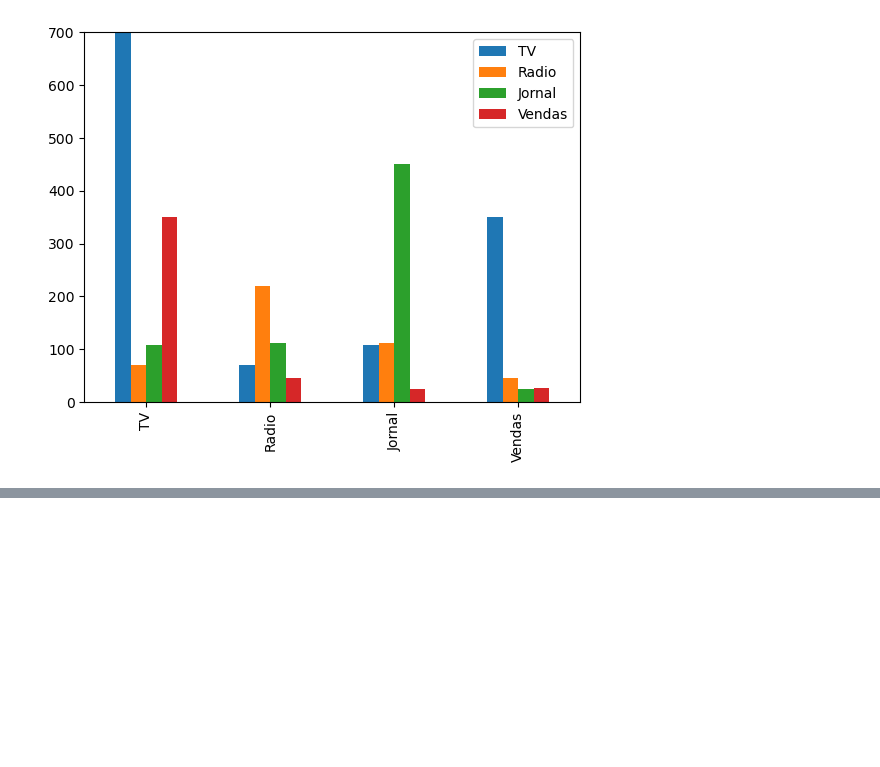
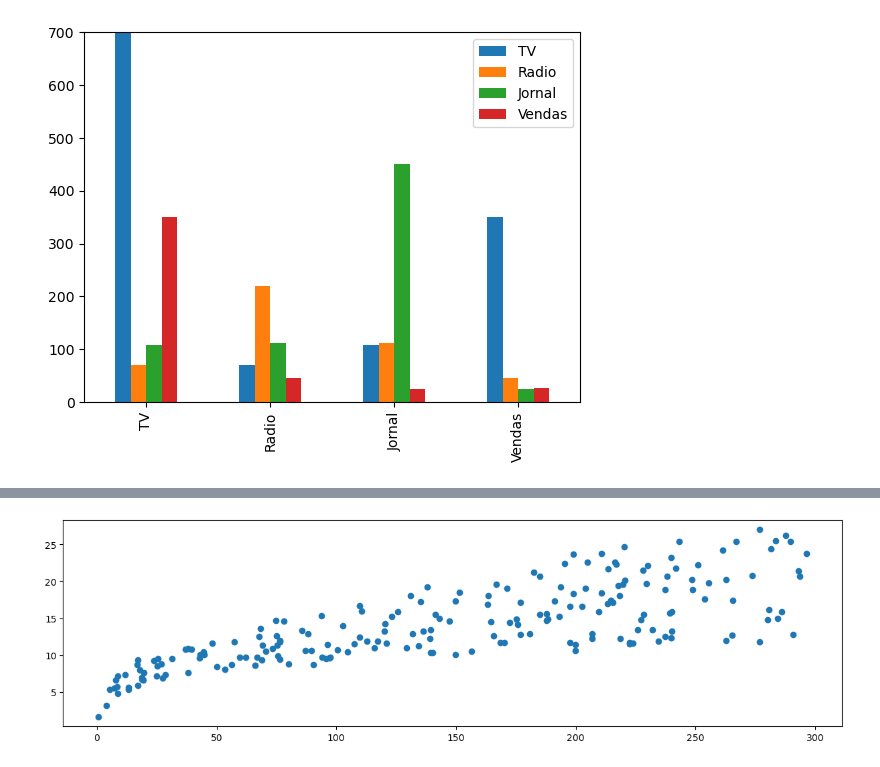
Before and after one commit to ElBulidur/aulas_kasolution_T14930, a Jupyter notebook: aula_07.ipynb, the cells around one changed output, grey strips where cells are left out. Saved outputs shown, nothing was run; the diff lists cells and outputs as text; code cells hidden in the pictures; blank space fills up the shorter version.

```diff
--- a/aula_07.ipynb
+++ b/aula_07.ipynb
@@ -105,0 +224,9 @@ df_cov.plot.bar(ylim=[0, 700]) #TV, Radio
+# %%
+plt.figure(figsize=(15,4))
+plt.scatter(
+    df.TV,
+    df.Vendas
+)
+plt.show()
+# %% [output]
+[figure, added]
```
Also changed, not shown: parts of 16 cells of this notebook.
